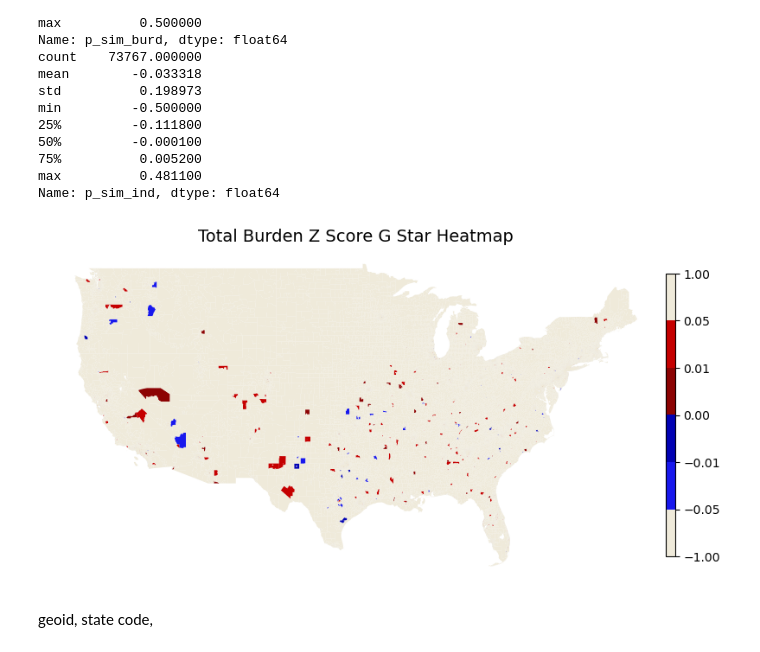
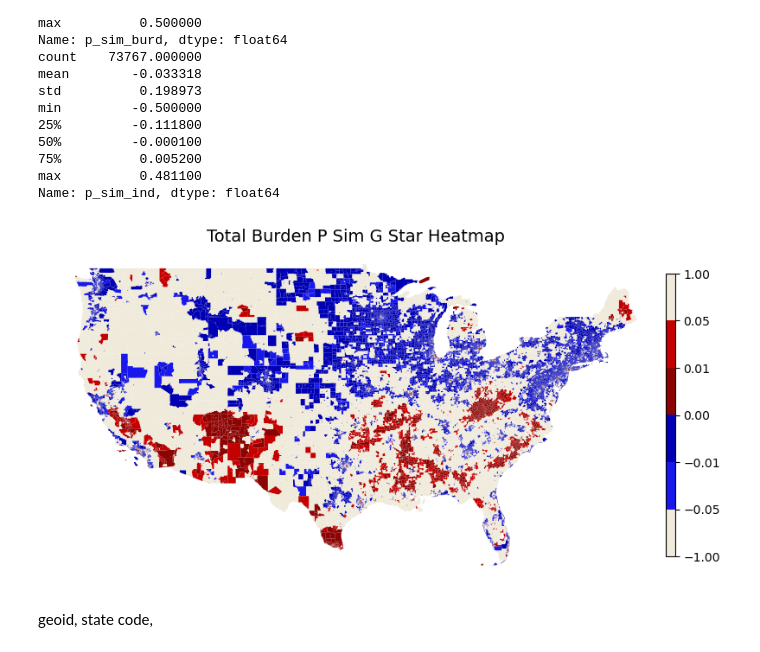
Before and after one commit to haylee360/j40-data-exploration, a Jupyter notebook: docs/gistar-CORRECT.ipynb, the cells around one changed output. Drawn from its saved outputs; the diff is of its cells as text; code cells hidden in the pictures.

```diff
--- a/docs/gistar-CORRECT.ipynb
+++ b/docs/gistar-CORRECT.ipynb
@@ -249,38 +338,39 @@ Name: p_sim_ind, dtype: float64
 # colors = ["#0101b3", "#1818ed", "#efeada", "#c50000", "#8c0303"]
 colors = ["#efeada", "#1818ed", "#0101b3",  "#8c0303", "#c50000", "#efeada"]
 
-# Create a discrete colormap
+# # Create a discrete colormap
 cmap = mcolors.ListedColormap(colors)
 
-# Define color boundaries
-bounds = [-1, -0.05, -0.01, -1e-12, 0.01, 0.05, 1]
+# # Define color boundaries
+bounds = [-1, -0.05, -0.01, -1e-12,  0.01, 0.05, 1]
+# bounds = [-3, -2.58, -1.96, -1.645, 1.645, 1.96, 2.58, 3]
 norm = mcolors.BoundaryNorm(bounds, cmap.N)
 
 # Initialize figure
 fig, ax = plt.subplots(figsize=(11,5))
 
 # Remove axis for a cleaner map and set title
 ax.axis('off')
 ax.set_title(f"Total Burden P Sim G Star Heatmap",
             fontsize=14)
 
 # Plot NY state and color by number of spills
-plot = results_cont.plot(ax=ax,
-                column='gis_sim_burd',
+plot = complete_geoda_cont.plot(ax=ax,
+                column='psim_burd_geoda',
                 cmap=cmap,
                 norm=norm,
                 legend=False)
 
 # Get the colorbar from the plot
 cbar = plot.get_figure().colorbar(plot.collections[0], ax=ax,
 orientation='vertical', pad=0, shrink=0.85, aspect=30)
 
 # Modify the colorbar tick labels
 # cbar.set_ticks([-2.78, -2.27, -1.8, 0, 1.8, 2.27, 2.78])
 # cbar.set_ticklabels(['Cold Spot 99%', 'Cold Spot 95%', 'Not Significant', 'Hot Spot 95%', 'Hot Spot 99%'])
 
 plt.show()
 # %% [output]
-[figure, old version]
+[figure, new version]
 # %% [markdown]
 geoid, state code,
```
Also changed, not shown: parts of 10 cells of this notebook, 2 other files.
